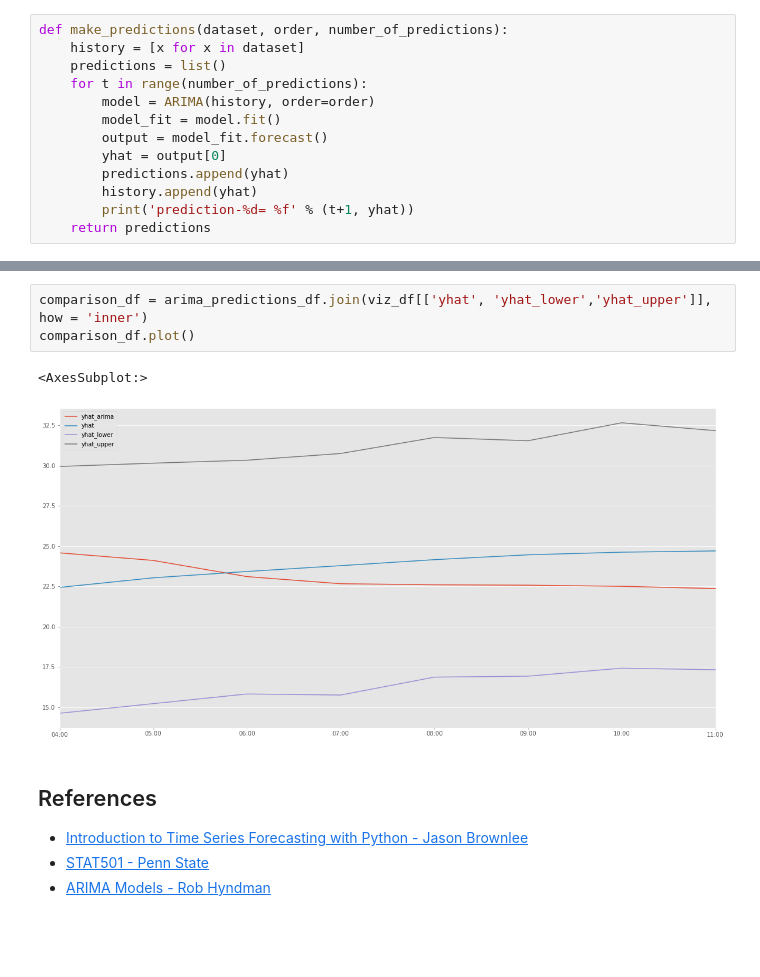
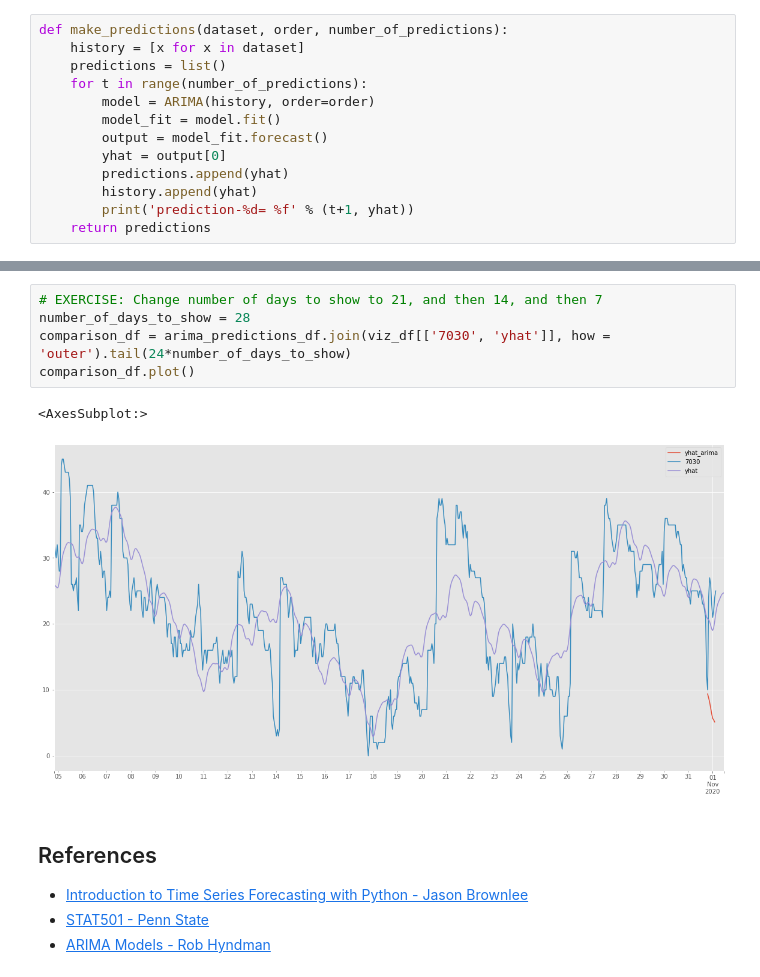
Before and after one commit to alechfho/timeseries-lab, a Jupyter notebook: fbprophet_bike_share_cp.ipynb, the cells around one changed output, grey strips where cells are left out. Saved outputs shown, nothing was run; the diff lists cells and outputs as text; blank space fills up the shorter version.

```diff
--- a/fbprophet_bike_share_cp.ipynb
+++ b/fbprophet_bike_share_cp.ipynb
@@ -421,9 +414,11 @@ Plot predictions generated by ARIMA model and Prophet
-# %%
-comparison_df = arima_predictions_df.join(viz_df[['yhat', 'yhat_lower','yhat_upper']], how = 'inner')
-comparison_df.plot()
-# %% [output]
-<AxesSubplot:>
-[figure, removed]
+# %%
+# EXERCISE: Change number of days to show to 21, and then 14, and then 7
+number_of_days_to_show = 28
+comparison_df = arima_predictions_df.join(viz_df[['7030', 'yhat']], how = 'outer').tail(24*number_of_days_to_show)
+comparison_df.plot()
+# %% [output]
+<AxesSubplot:>
+[figure, added]
 # %% [markdown]
 ## References
 - [Introduction to Time Series Forecasting with Python - Jason Brownlee](https://machinelearningmastery.com/introduction-to-time-series-forecasting-with-python/)
```
Also changed, not shown: parts of 10 cells of this notebook.
